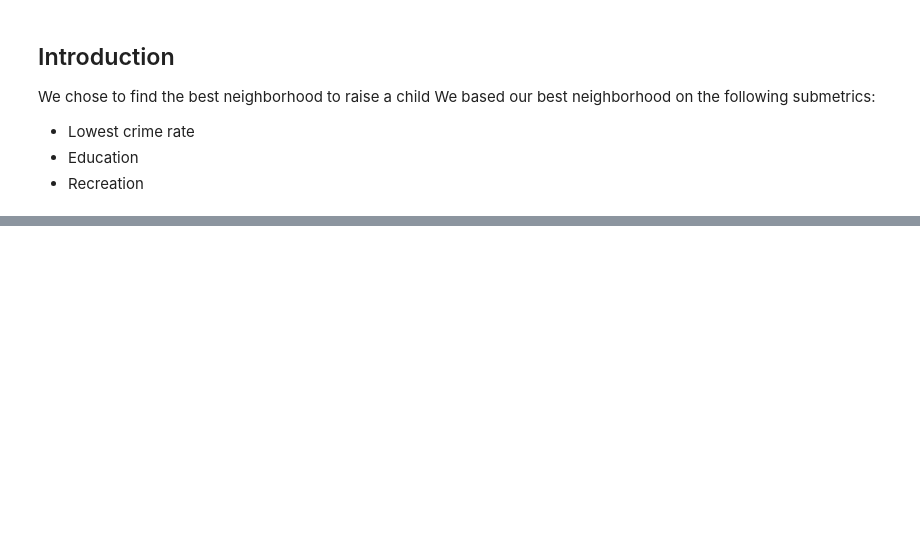
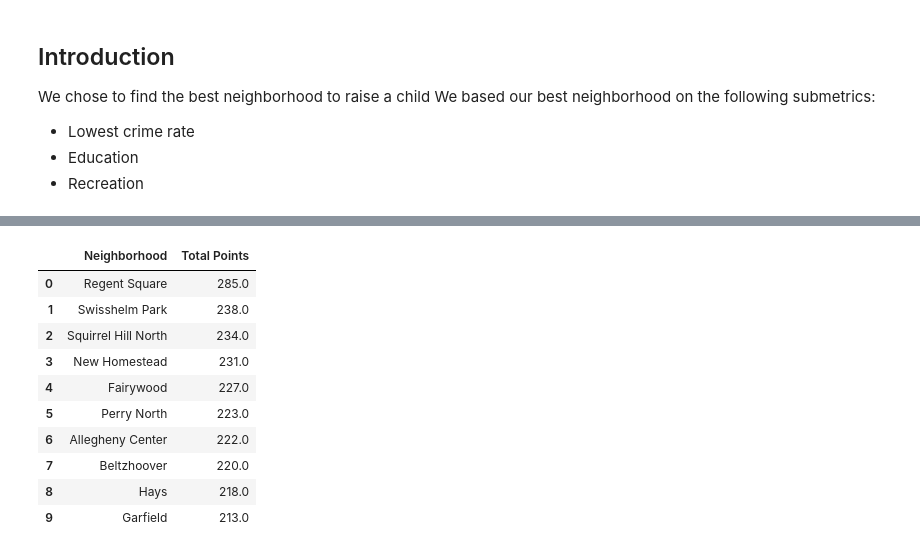
Before and after one commit to SalemZenati/BigIdeasFinalProject, a Jupyter notebook: Final_Project.ipynb, the cells around one changed output, grey strips where cells are left out. Saved outputs shown, nothing was run; the diff lists cells and outputs as text; code cells hidden in the pictures; blank space fills up the shorter version.

Commit message:
Merge DFs

```diff
--- a/Final_Project.ipynb
+++ b/Final_Project.ipynb
@@ -58,0 +87,25 @@ parks_df.head()
+# %%
+combined_df = pd.merge(schools_df, parks_df, on='Neighborhood', how='outer')
+combined_df = pd.merge(combined_df, crime_df, on='Neighborhood', how='outer')
+
+combined_df = combined_df.fillna(0)
+
+combined_df['Total Points'] = combined_df['Points_x'] + combined_df['Points_y'] + combined_df['Points']
+
+combined_df = combined_df.sort_values(by=['Total Points'], ascending=False).reset_index(drop=True)
+combined_df = combined_df[['Neighborhood', 'Total Points']]
+
+# Display the DataFrame
+display(combined_df.head(10))
+# %% [output]
+|  | Neighborhood | Total Points |
+| 0 | Regent Square | 285.0 |
+| 1 | Swisshelm Park | 238.0 |
+| 2 | Squirrel Hill North | 234.0 |
+| 3 | New Homestead | 231.0 |
+| 4 | Fairywood | 227.0 |
+| 5 | Perry North | 223.0 |
+| 6 | Allegheny Center | 222.0 |
+| 7 | Beltzhoover | 220.0 |
+| 8 | Hays | 218.0 |
+| 9 | Garfield | 213.0 |
```
Also changed, not shown: parts of 9 cells of this notebook.
